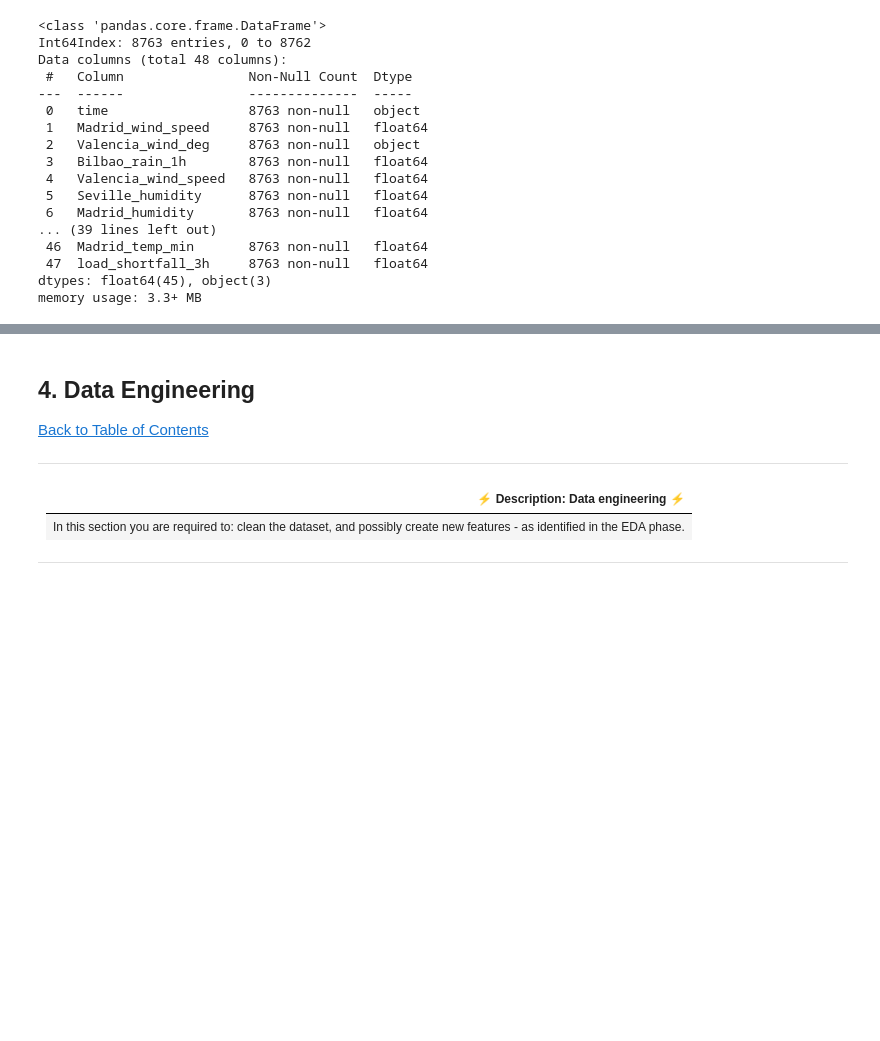
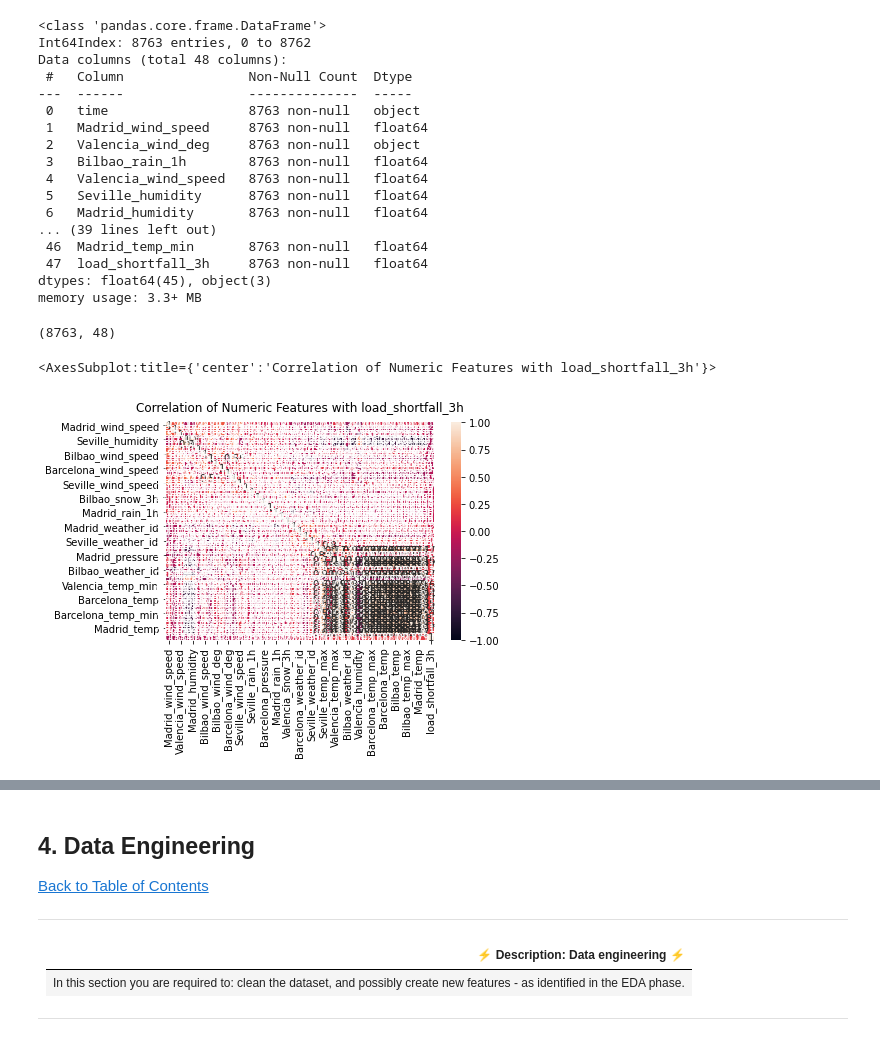
Before and after one commit to henre7860/Advanced-Regression-Predict, a Jupyter notebook: starter-notebook.ipynb, the cells around one changed output, grey strips where cells are left out. Saved outputs shown, nothing was run; the diff lists cells and outputs as text; code cells hidden in the pictures; blank space fills up the shorter version.

```diff
--- a/starter-notebook.ipynb
+++ b/starter-notebook.ipynb
@@ -126,4 +159,8 @@ Data columns (total 48 columns):
  47  load_shortfall_3h     8763 non-null   float64
 dtypes: float64(45), object(3)
 memory usage: 3.3+ MB
+# %%
+train_df.shape
+# %% [output]
+(8763, 48)
 # %%
@@ -130,0 +168,8 @@ memory usage: 3.3+ MB
+# %%
+#Correlation Heat Map
+plt.title('Correlation of Numeric Features with load_shortfall_3h',fontdict={'fontsize':12}, pad=12)
+
+sns.heatmap(correlation,vmin=-1, vmax=1, annot=True)
+# %% [output]
+<AxesSubplot:title={'center':'Correlation of Numeric Features with load_shortfall_3h'}>
+[figure, added]
```
Also changed, not shown: parts of 30 cells of this notebook.
